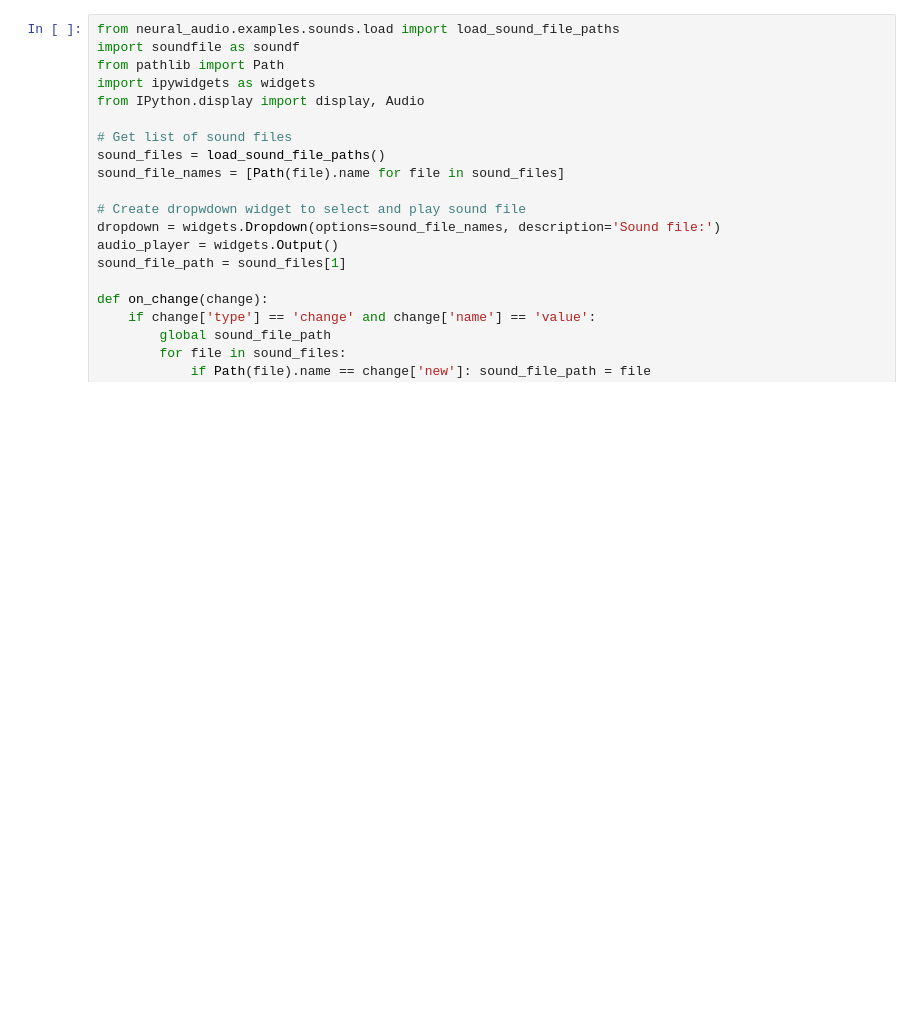
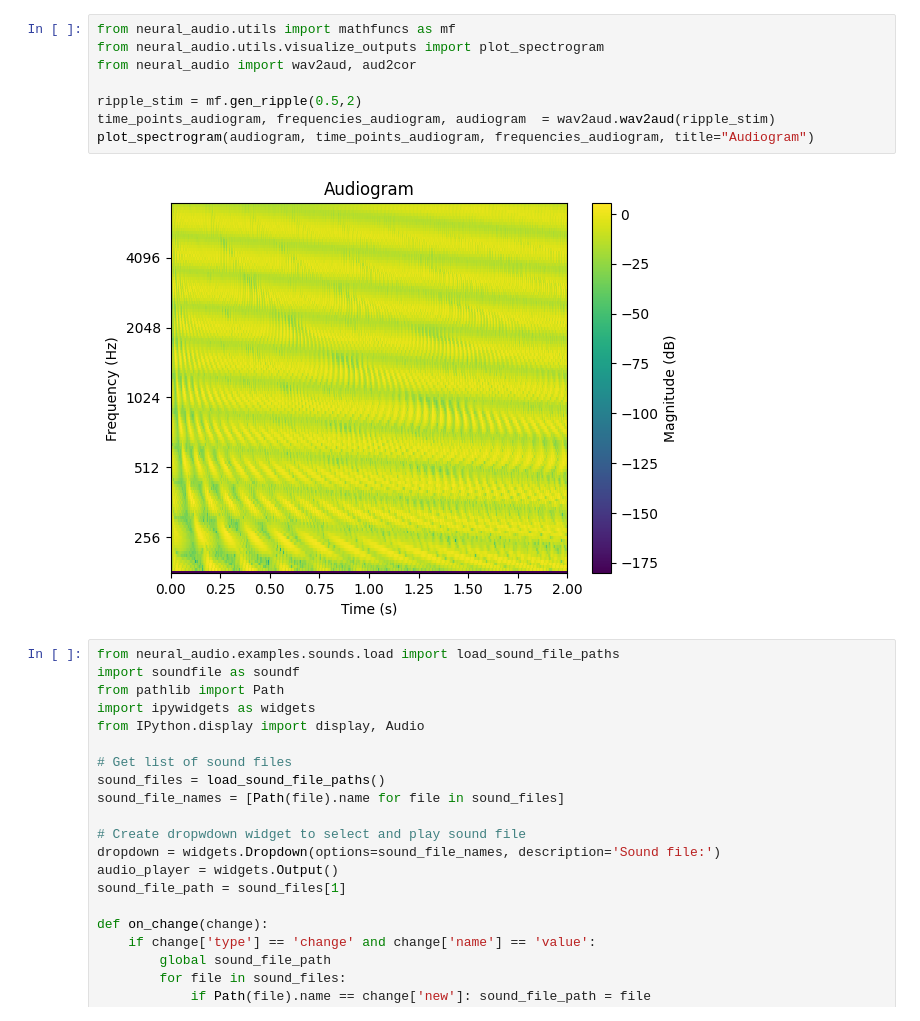
Before and after one commit to ninocapipoca/neural_audio, a Jupyter notebook: tutorials/Testing_aud2cor.ipynb, the cells around one changed output. Saved outputs shown, nothing was run; the diff lists cells and outputs as text; blank space fills up the shorter version.

```diff
--- a/tutorials/Testing_aud2cor.ipynb
+++ b/tutorials/Testing_aud2cor.ipynb
@@ -1,3 +1,13 @@
+# %%
+from neural_audio.utils import mathfuncs as mf
+from neural_audio.utils.visualize_outputs import plot_spectrogram
+from neural_audio import wav2aud, aud2cor
+
+ripple_stim = mf.gen_ripple(0.5,2)
+time_points_audiogram, frequencies_audiogram, audiogram  = wav2aud.wav2aud(ripple_stim)
+plot_spectrogram(audiogram, time_points_audiogram, frequencies_audiogram, title="Audiogram")
+# %% [output]
+[figure, added]
 # %%
 from neural_audio.examples.sounds.load import load_sound_file_paths
 import soundfile as soundf
```
Also changed, not shown: 12 other files.
